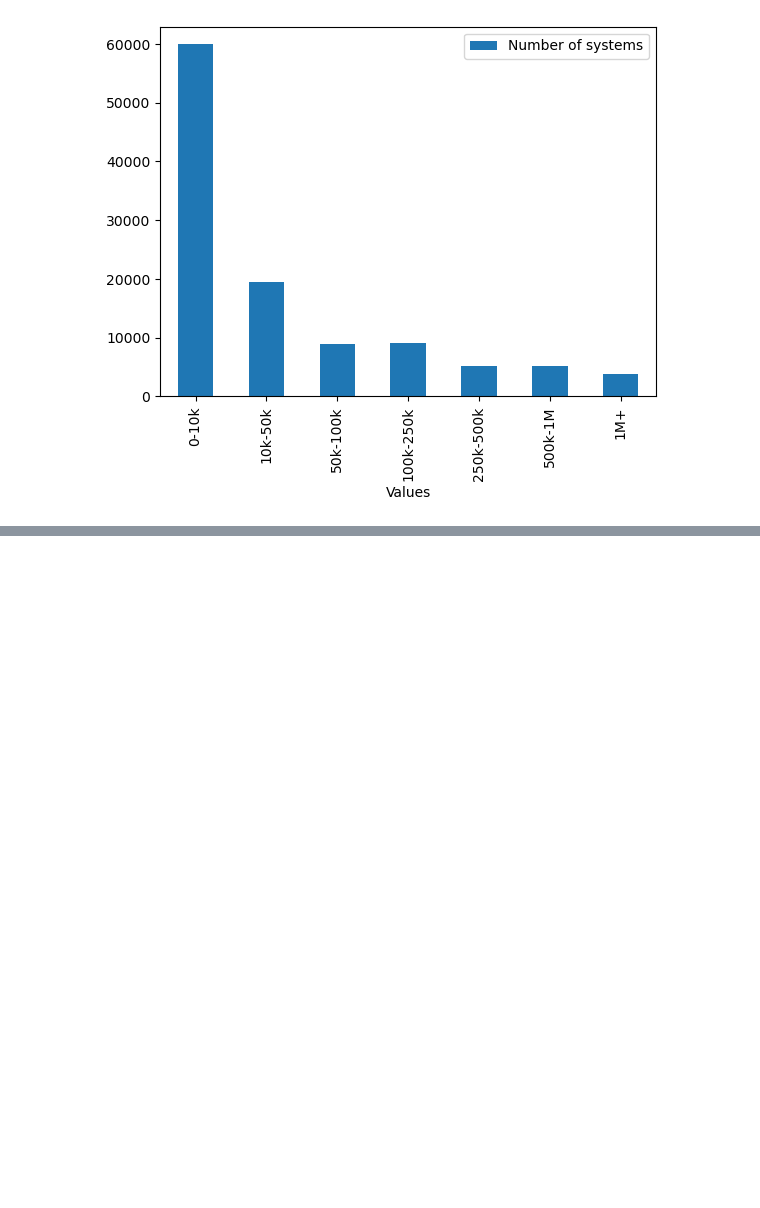
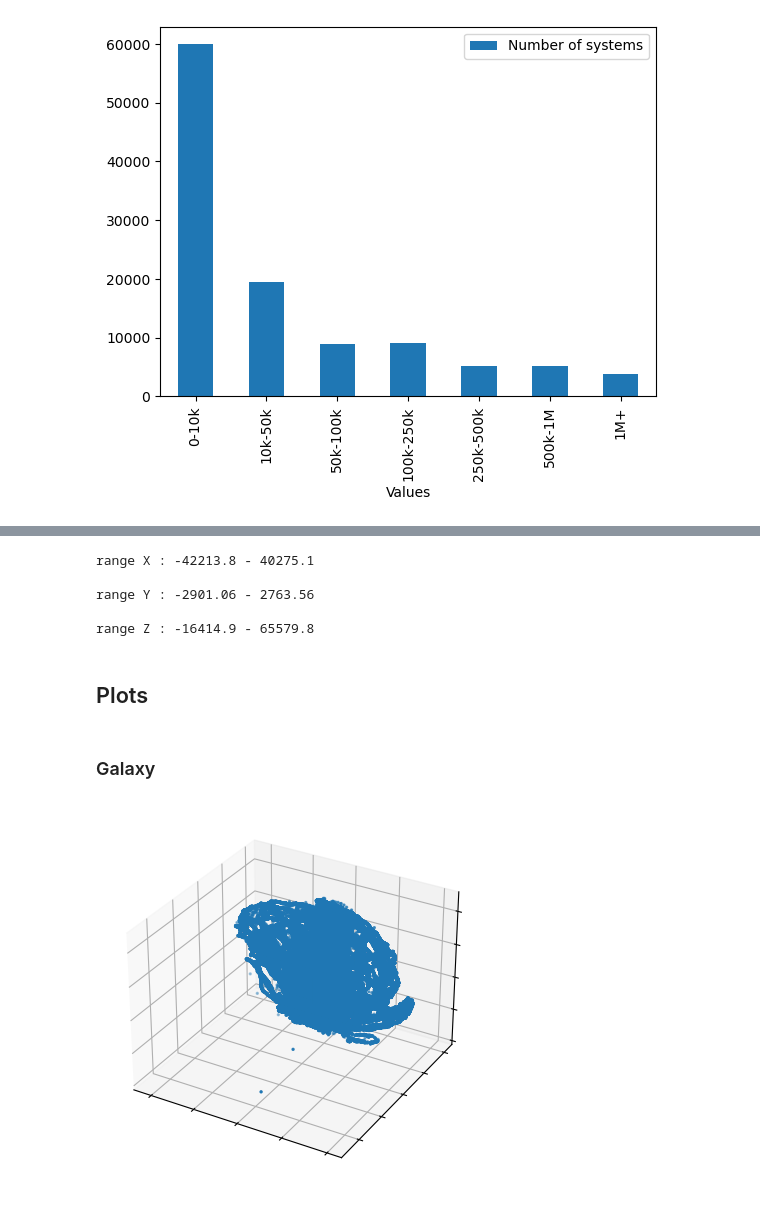
Before and after one commit to jb-lafon/ED-Flask, a Jupyter notebook: jupyter/Systems.ipynb, the cells around one changed output, grey strips where cells are left out. Drawn from its saved outputs; the diff is of its cells as text; code cells hidden in the pictures; blank space fills up the shorter version.

```diff
--- a/jupyter/Systems.ipynb
+++ b/jupyter/Systems.ipynb
@@ -91,0 +134,12 @@ else:
+# %%
+print("range X : {min} - {max}\n".format(min=min_X,max=max_X))
+print("range Y : {min} - {max}\n".format(min=min_Y,max=max_Y))
+print("range Z : {min} - {max}\n".format(min=min_Z,max=max_Z))
+# %% [output]
+range X : -42213.8 - 40275.1
+
+range Y : -2901.06 - 2763.56
+
+range Z : -16414.9 - 65579.8
+# %% [markdown]
+## Plots
@@ -91,0 +148,15 @@ else:
+# %% [markdown]
+###  Galaxy
+# %%
+x, y, z =smt.SQLQuery(query="SELECT `coordX`,`coordY`, `coordZ`", filter="`value` >= 1").transpose().values.tolist()
+# %%
+fig, ax = plt.subplots(subplot_kw={"projection": "3d"})
+ax.scatter(x, y, z,s=2)
+
+ax.set(xticklabels=[],
+       yticklabels=[],
+       zticklabels=[])
+
+plt.show()
+# %% [output]
+[figure, added]
```
Also changed, not shown: parts of 11 cells of this notebook.
